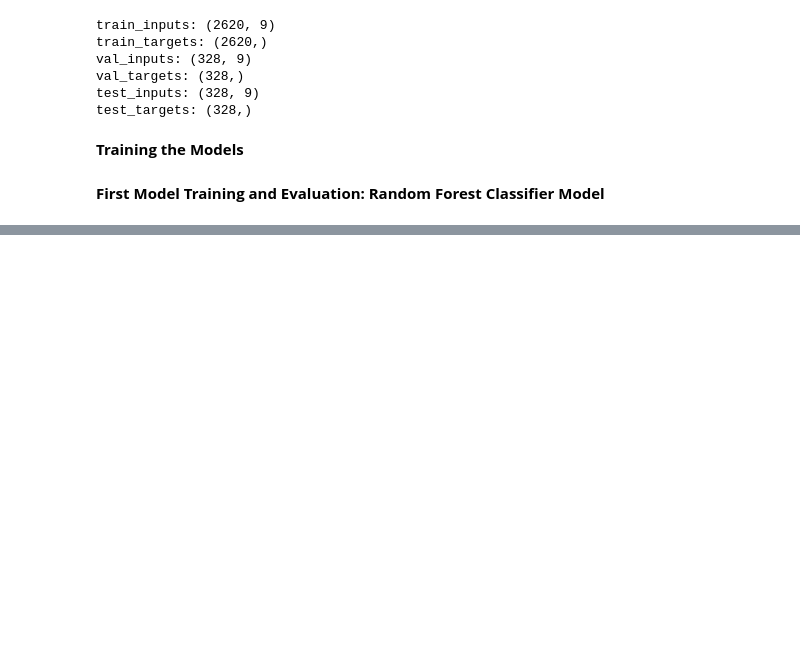
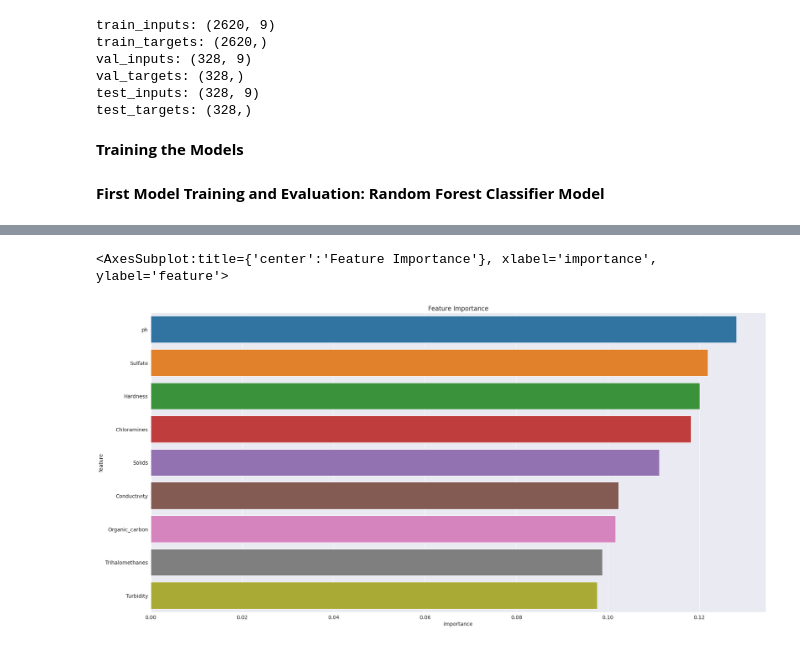
Before and after one commit to Rey-commits/AI-Computer_Vision_Projects, a Jupyter notebook: 9_Water_Quality_Potability_Prediction/Water_Potability_Prediction_Using_Machine_Learning_Algorithms.ipynb, the cells around one changed output, grey strips where cells are left out. Cells and saved outputs as stored; diff of their text form; code cells hidden in the pictures; blank space fills up the shorter version.

Commit message:
random forest model has been trained

```diff
--- a/9_Water_Quality_Potability_Prediction/Water_Potability_Prediction_Using_Machine_Learning_Algorithms.ipynb
+++ b/9_Water_Quality_Potability_Prediction/Water_Potability_Prediction_Using_Machine_Learning_Algorithms.ipynb
@@ -526,0 +527,12 @@ Time consumed for prediction: 0.49783 seconds
+# %%
+plt.figure(figsize=(30,15))
+
+importance_df = pd.DataFrame({
+    "feature": train_inputs.columns,
+    "importance": RFC_model.feature_importances_
+}).sort_values("importance", ascending=False)
+plt.title("Feature Importance")
+sns.barplot(data=importance_df.head(10), x="importance", y="feature")
+# %% [output]
+<AxesSubplot:title={'center':'Feature Importance'}, xlabel='importance', ylabel='feature'>
+[figure, added]
```
Also changed, not shown: parts of 5 cells of this notebook.
